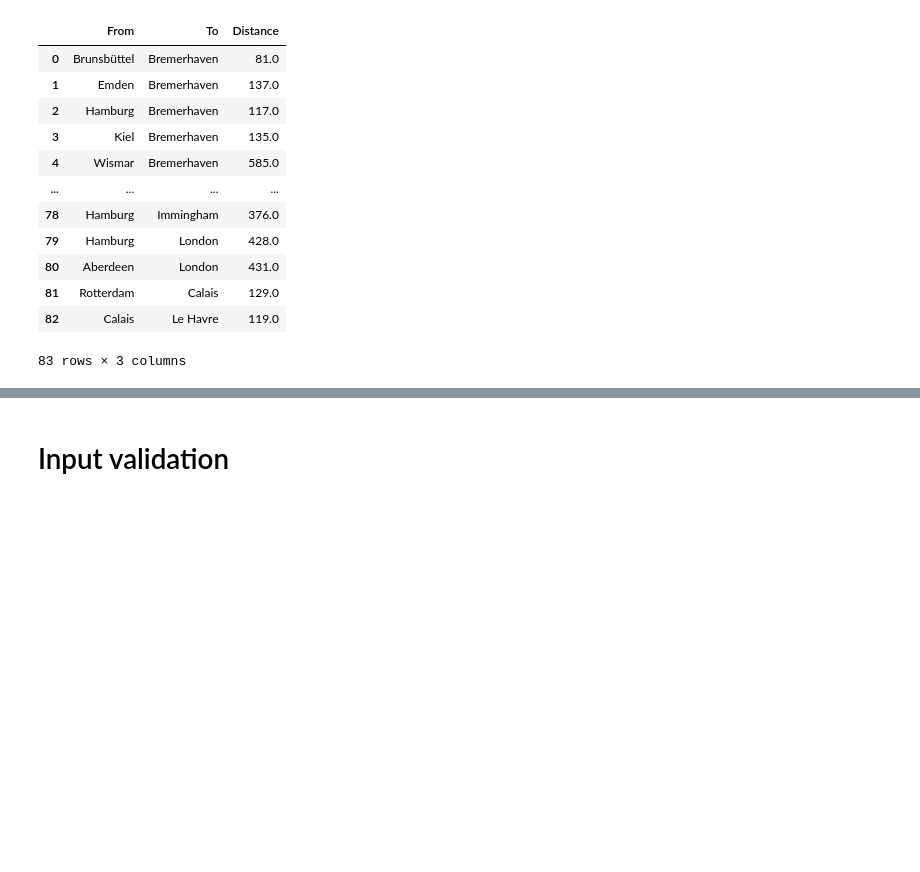
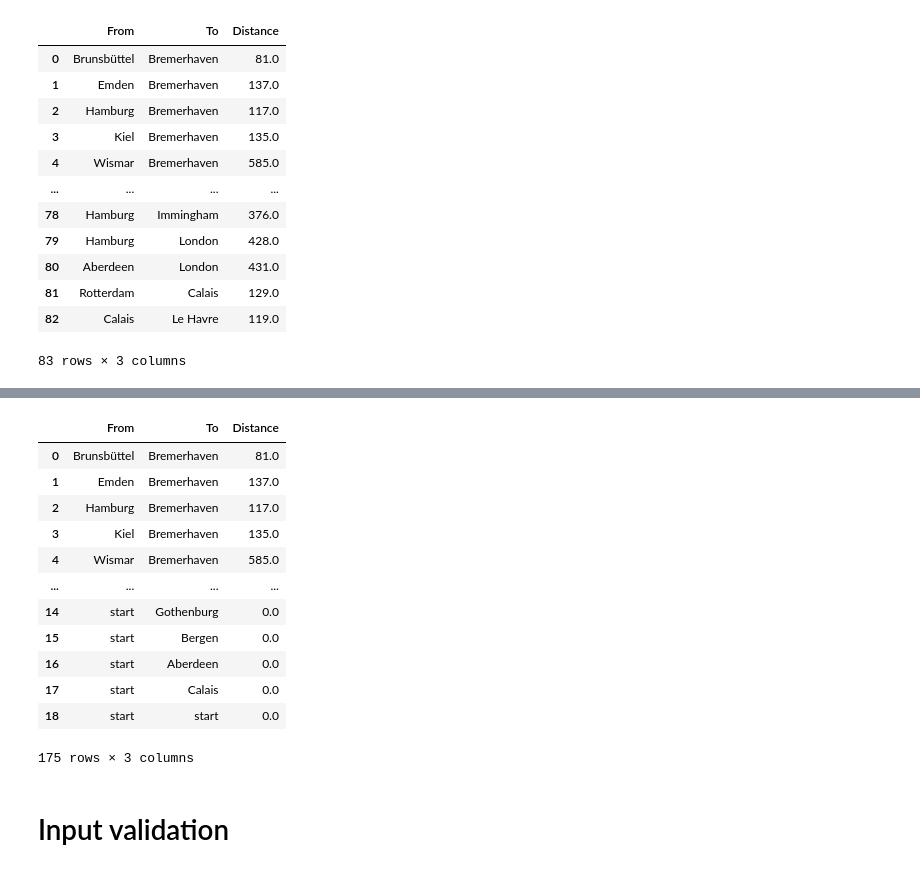
Before and after one commit to annaehhh/Quantum-Computing, a Jupyter notebook: ferrylines.ipynb, the cells around one changed output, grey strips where cells are left out. Drawn from its saved outputs; the diff is of its cells as text; code cells hidden in the pictures; blank space fills up the shorter version.

Commit message:
Preprocessing: Add start and end connections

```diff
--- a/ferrylines.ipynb
+++ b/ferrylines.ipynb
@@ -66,3 +92,28 @@ df_connections
+# %%
+#for i in len(df_connections['From'].unique()):
+df_starts = pd.DataFrame({'From':'start', 'To':df_connections['From'].unique(),'Distance':0})
+df_ends = pd.DataFrame({'From':df_connections['To'].unique(), 'To':'end','Distance':0})
+df_connections= pd.concat([df_starts,df_connections,df_ends])
+df_connections
+
+    #start="start"
+    #start_harbour= df_connections['From'].iloc[i]
+    #new_row = {'From':start, 'To':start_harbour, 'Distance':'0'}
+    #df_connections.append(new_row)
+# %% [output]
+|  | From | To | Distance |
+| 0 | Brunsbüttel | Bremerhaven | 81.0 |
+| 1 | Emden | Bremerhaven | 137.0 |
+| 2 | Hamburg | Bremerhaven | 117.0 |
+| 3 | Kiel | Bremerhaven | 135.0 |
+| 4 | Wismar | Bremerhaven | 585.0 |
+| ... | ... | ... | ... |
+| 14 | start | Gothenburg | 0.0 |
+| 15 | start | Bergen | 0.0 |
+| 16 | start | Aberdeen | 0.0 |
+| 17 | start | Calais | 0.0 |
+| 18 | start | start | 0.0 |
+175 rows × 3 columns
 # %% [markdown]
 # Input validation
 # %% [markdown]
```
Also changed, not shown: parts of 2 cells of this notebook.
